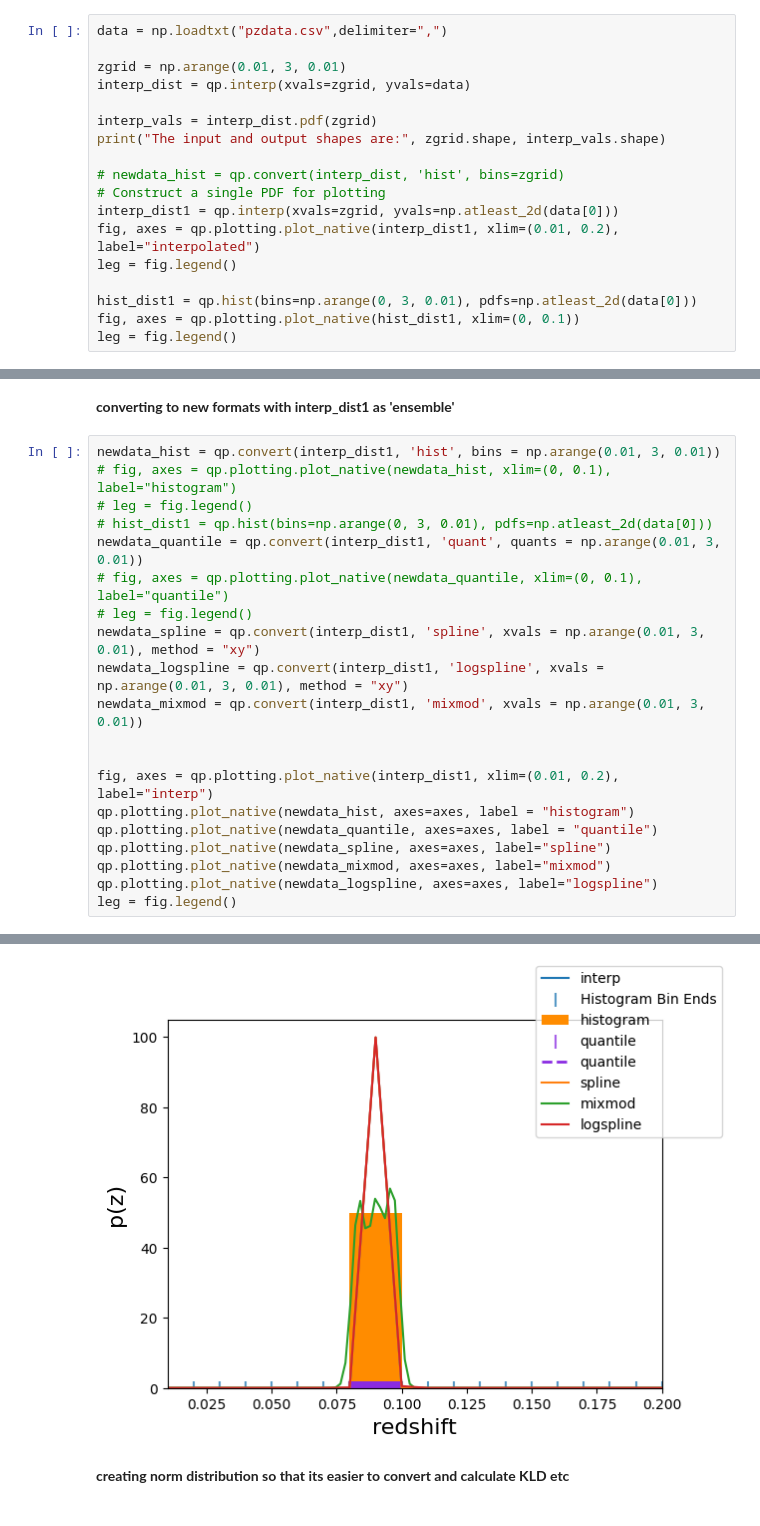
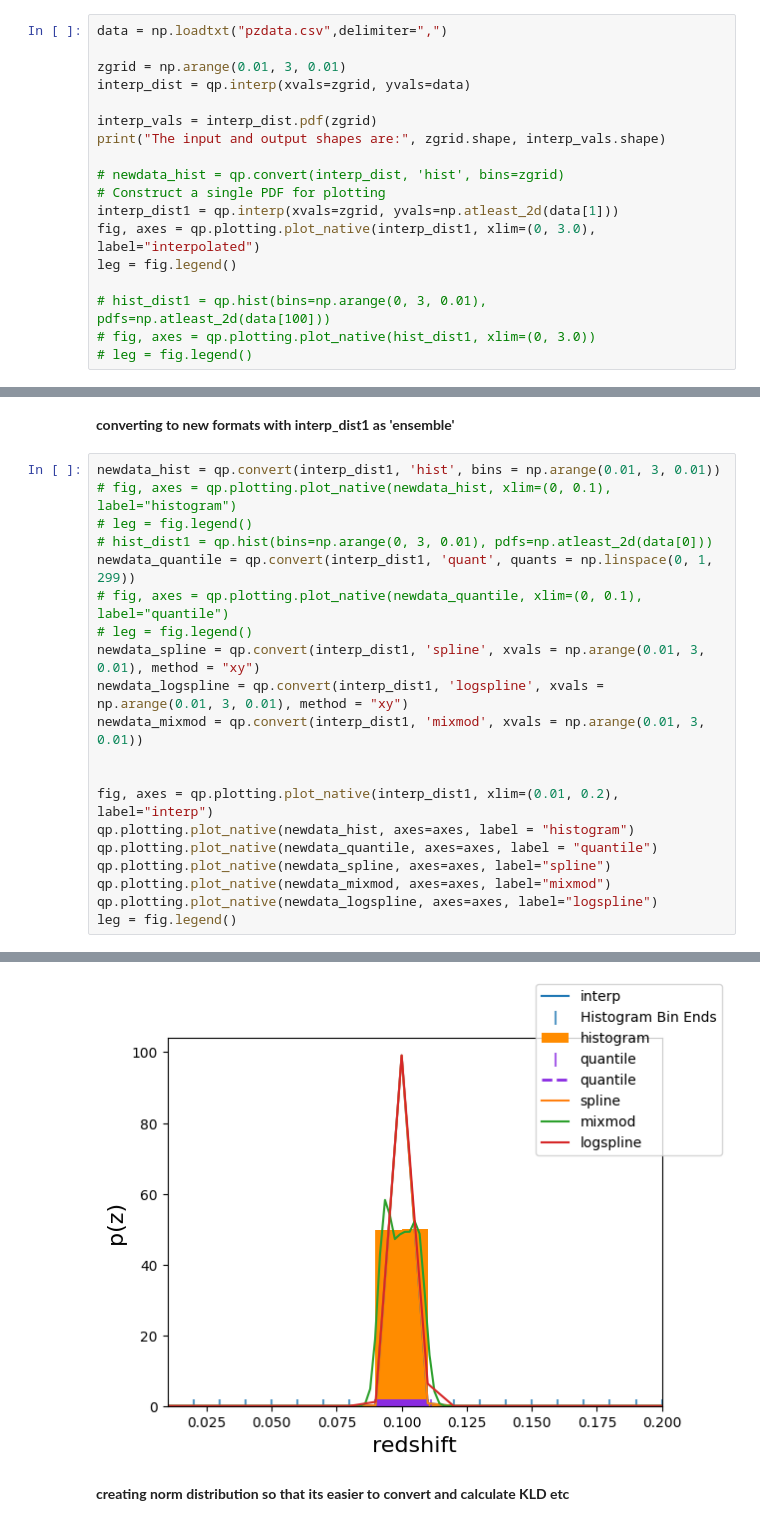
Before and after one commit to chadschafer/qp, a Jupyter notebook: nb/spline_try_copy.ipynb, the cells around one changed output, grey strips where cells are left out. Cells and saved outputs as stored; diff of their text form.

Commit message:
new code for creating quantile ensemble w/out built in function

```diff
--- a/nb/spline_try_copy.ipynb
+++ b/nb/spline_try_copy.ipynb
@@ -2216,12 +2216,12 @@ print("The input and output shapes are:", zgrid.shape, interp_vals.shape)
 
 # newdata_hist = qp.convert(interp_dist, 'hist', bins=zgrid)
 # Construct a single PDF for plotting
-interp_dist1 = qp.interp(xvals=zgrid, yvals=np.atleast_2d(data[0]))
-fig, axes = qp.plotting.plot_native(interp_dist1, xlim=(0.01, 0.2), label="interpolated")
+interp_dist1 = qp.interp(xvals=zgrid, yvals=np.atleast_2d(data[1]))
+fig, axes = qp.plotting.plot_native(interp_dist1, xlim=(0, 3.0), label="interpolated")
 leg = fig.legend()
 
-hist_dist1 = qp.hist(bins=np.arange(0, 3, 0.01), pdfs=np.atleast_2d(data[0]))
-fig, axes = qp.plotting.plot_native(hist_dist1, xlim=(0, 0.1))
-leg = fig.legend()
+# hist_dist1 = qp.hist(bins=np.arange(0, 3, 0.01), pdfs=np.atleast_2d(data[100]))
+# fig, axes = qp.plotting.plot_native(hist_dist1, xlim=(0, 3.0))
+# leg = fig.legend()
 # %% [output]
 The input and output shapes are: (299,) (1000, 299)
@@ -2232,35 +2231,35 @@ The input and output shapes are: (299,) (1000, 299)
 # %%
 newdata_hist = qp.convert(interp_dist1, 'hist', bins = np.arange(0.01, 3, 0.01))
 # fig, axes = qp.plotting.plot_native(newdata_hist, xlim=(0, 0.1), label="histogram")
 # leg = fig.legend()
 # hist_dist1 = qp.hist(bins=np.arange(0, 3, 0.01), pdfs=np.atleast_2d(data[0]))
-newdata_quantile = qp.convert(interp_dist1, 'quant', quants = np.arange(0.01, 3, 0.01))
+newdata_quantile = qp.convert(interp_dist1, 'quant', quants = np.linspace(0, 1, 299))
 # fig, axes = qp.plotting.plot_native(newdata_quantile, xlim=(0, 0.1), label="quantile")
 # leg = fig.legend()
 newdata_spline = qp.convert(interp_dist1, 'spline', xvals = np.arange(0.01, 3, 0.01), method = "xy")
 newdata_logspline = qp.convert(interp_dist1, 'logspline', xvals = np.arange(0.01, 3, 0.01), method = "xy")
 newdata_mixmod = qp.convert(interp_dist1, 'mixmod', xvals = np.arange(0.01, 3, 0.01))
 
 
 fig, axes = qp.plotting.plot_native(interp_dist1, xlim=(0.01, 0.2), label="interp")
 qp.plotting.plot_native(newdata_hist, axes=axes, label = "histogram")
 qp.plotting.plot_native(newdata_quantile, axes=axes, label = "quantile")
 qp.plotting.plot_native(newdata_spline, axes=axes, label="spline")
 qp.plotting.plot_native(newdata_mixmod, axes=axes, label="mixmod")
 qp.plotting.plot_native(newdata_logspline, axes=axes, label="logspline")
 leg = fig.legend()
 # %% [output]
   the integrand in order to determine the difficulties.  If the position of a
   local difficulty can be determined (singularity, discontinuity) one will
   probably gain from splitting up the interval and calling the integrator
   on the subranges.  Perhaps a special-purpose integrator should be used.
   return quad(spl, limits[0], limits[1], **kwargs)[0]
   the integrand in order to determine the difficulties.  If the position of a
   local difficulty can be determined (singularity, discontinuity) one will
   probably gain from splitting up the interval and calling the integrator
   on the subranges.  Perhaps a special-purpose integrator should be used.
   return quad(spl, limits[0], limits[1], **kwargs)[0]
-[figure, old version]
+[figure, new version]
 # %% [markdown]
 **creating norm distribution so that its easier to convert and calculate KLD etc**
 # %%
```
Also changed, not shown: parts of 6 cells of this notebook.
